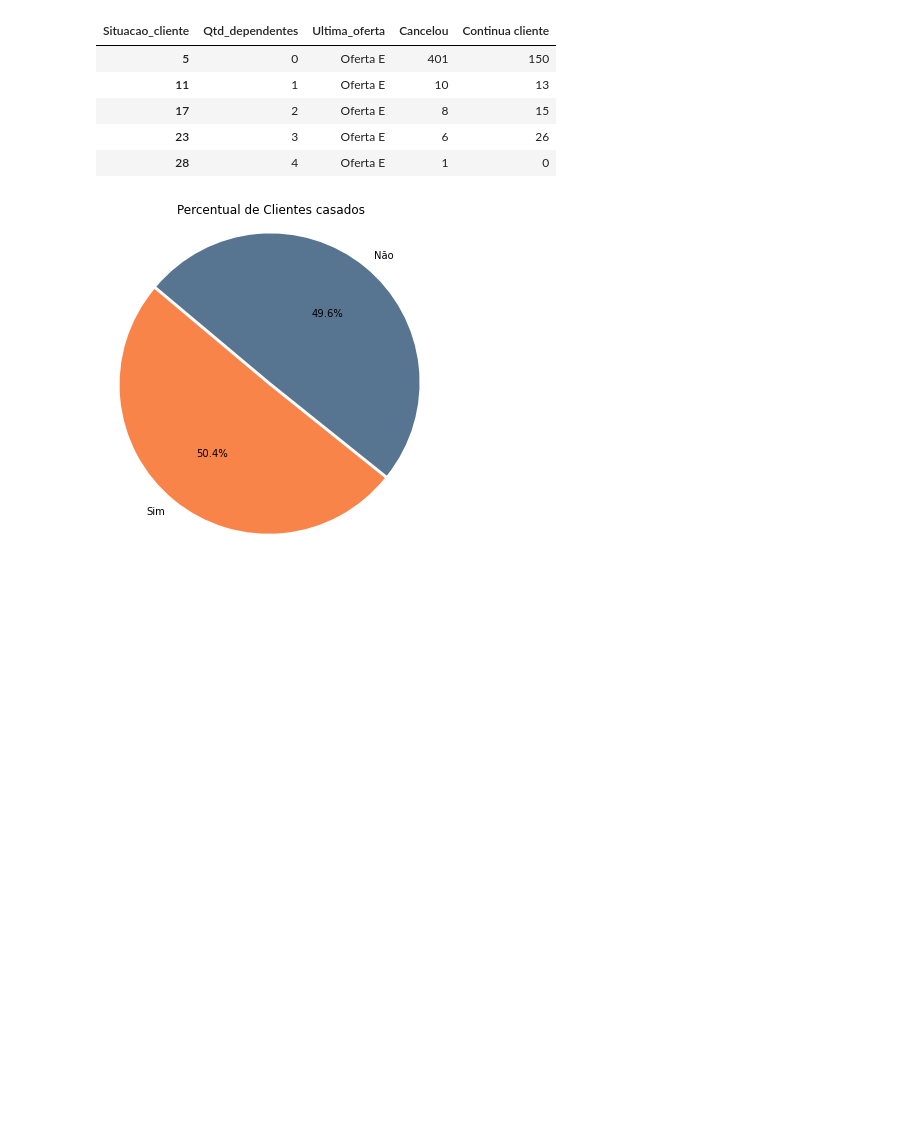
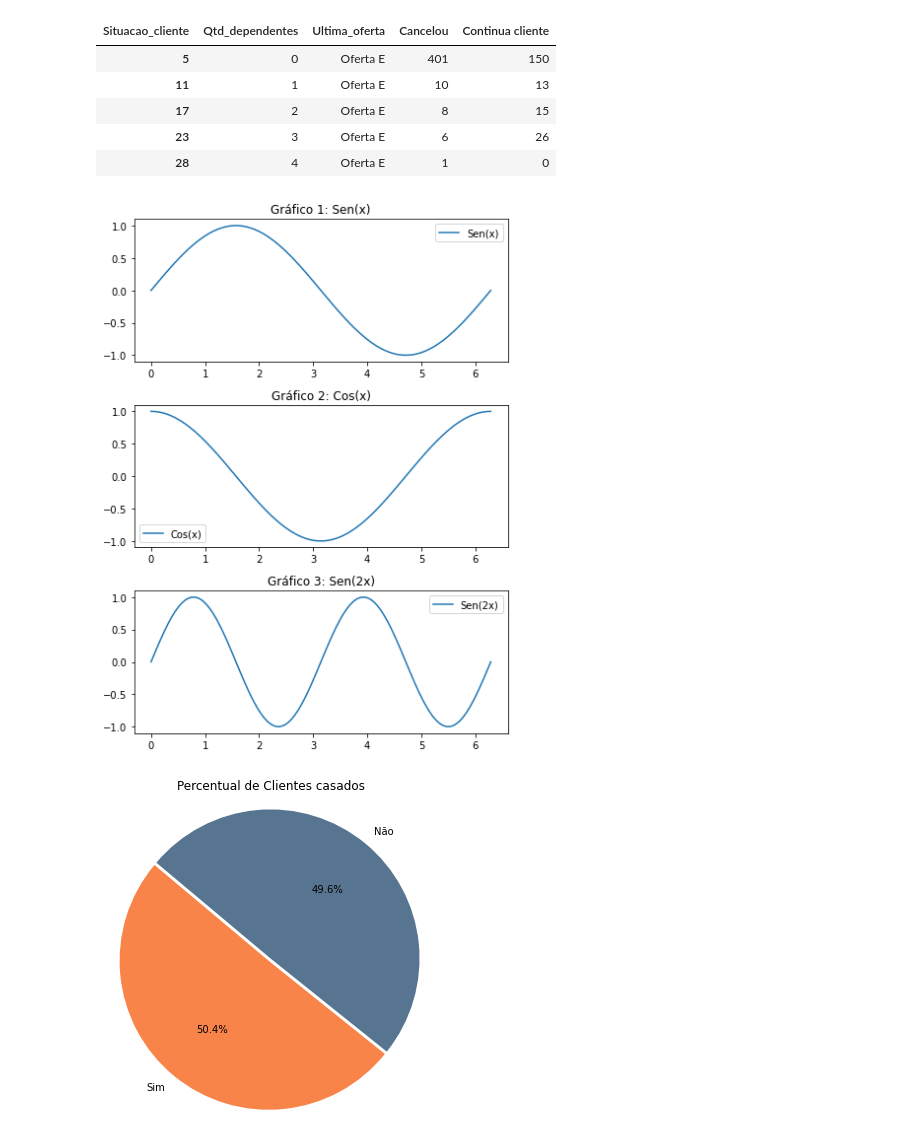
Before and after one commit to JuniorNS96/TCC, a Jupyter notebook: main.ipynb, the cells around one changed output. Drawn from its saved outputs; the diff is of its cells as text; code cells hidden in the pictures; blank space fills up the shorter version.

```diff
--- a/main.ipynb
+++ b/main.ipynb
@@ -726,6 +750,38 @@ resulte[resulte['Ultima_oferta']=='Oferta E']
 | 17 | 2 | Oferta E | 8 | 15 |
 | 23 | 3 | Oferta E | 6 | 26 |
 | 28 | 4 | Oferta E | 1 | 0 |
+# %%
+# Dados para os gráficos
+x_data = np.linspace(0, 2 * np.pi, 100)
+y1_data = np.sin(x_data)
+y2_data = np.cos(x_data)
+y3_data = np.sin(2 * x_data)
+
+# Criar uma figura e dividir em 3 subplots
+fig, (ax1, ax2, ax3) = plt.subplots(3, 1, figsize=(6, 8))
+
+# Primeiro gráfico
+ax1.plot(x_data, y1_data, label='Sen(x)')
+ax1.set_title('Gráfico 1: Sen(x)')
+ax1.legend()
+
+# Segundo gráfico
+ax2.plot(x_data, y2_data, label='Cos(x)')
+ax2.set_title('Gráfico 2: Cos(x)')
+ax2.legend()
+
+# Terceiro gráfico
+ax3.plot(x_data, y3_data, label='Sen(2x)')
+ax3.set_title('Gráfico 3: Sen(2x)')
+ax3.legend()
+
+# Ajustar o espaçamento entre os gráficos
+plt.tight_layout()
+
+# Exibir os gráficos
+plt.show()
+# %% [output]
+[figure, added]
 # %%
 labels=['Sim','Não']
 explode = (0.01, 0.01)
```
Also changed, not shown: parts of 3 cells of this notebook, 4 other files.
